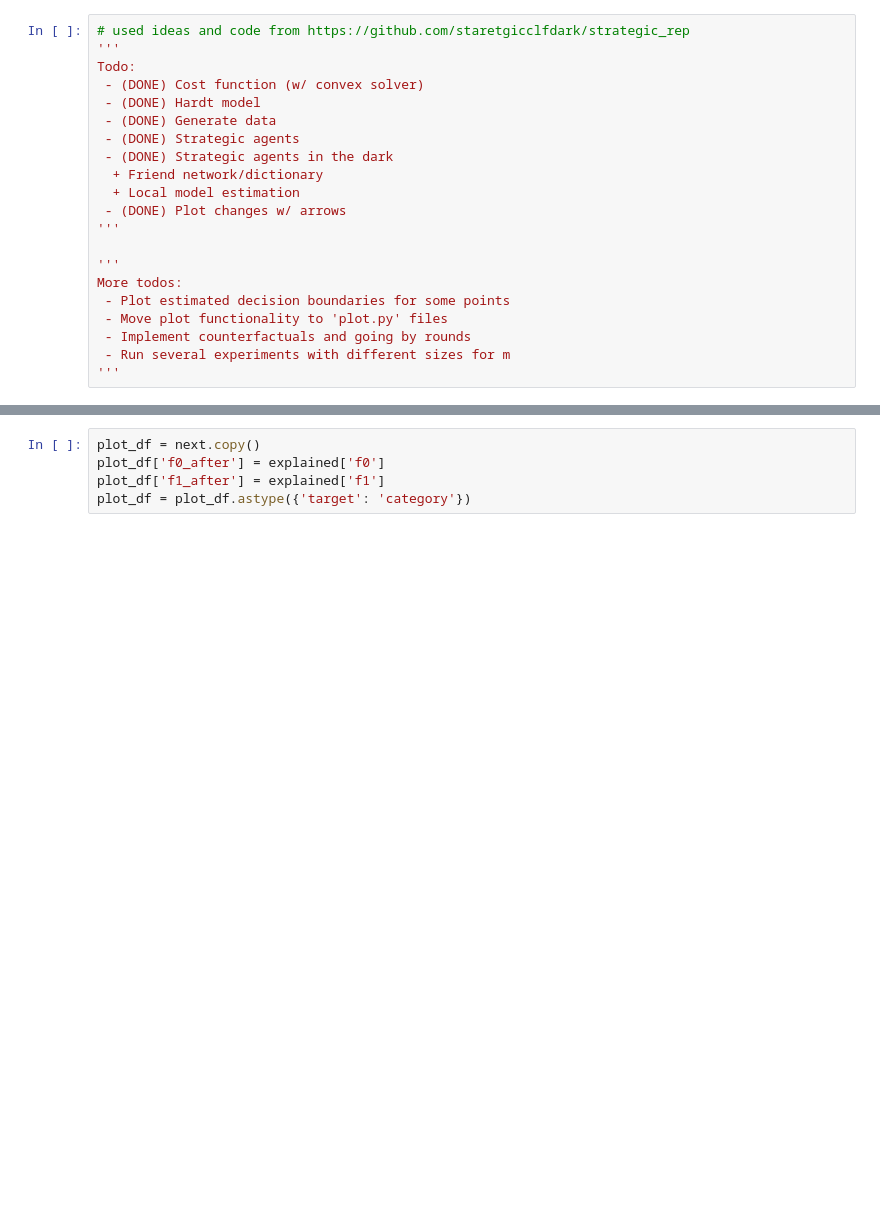
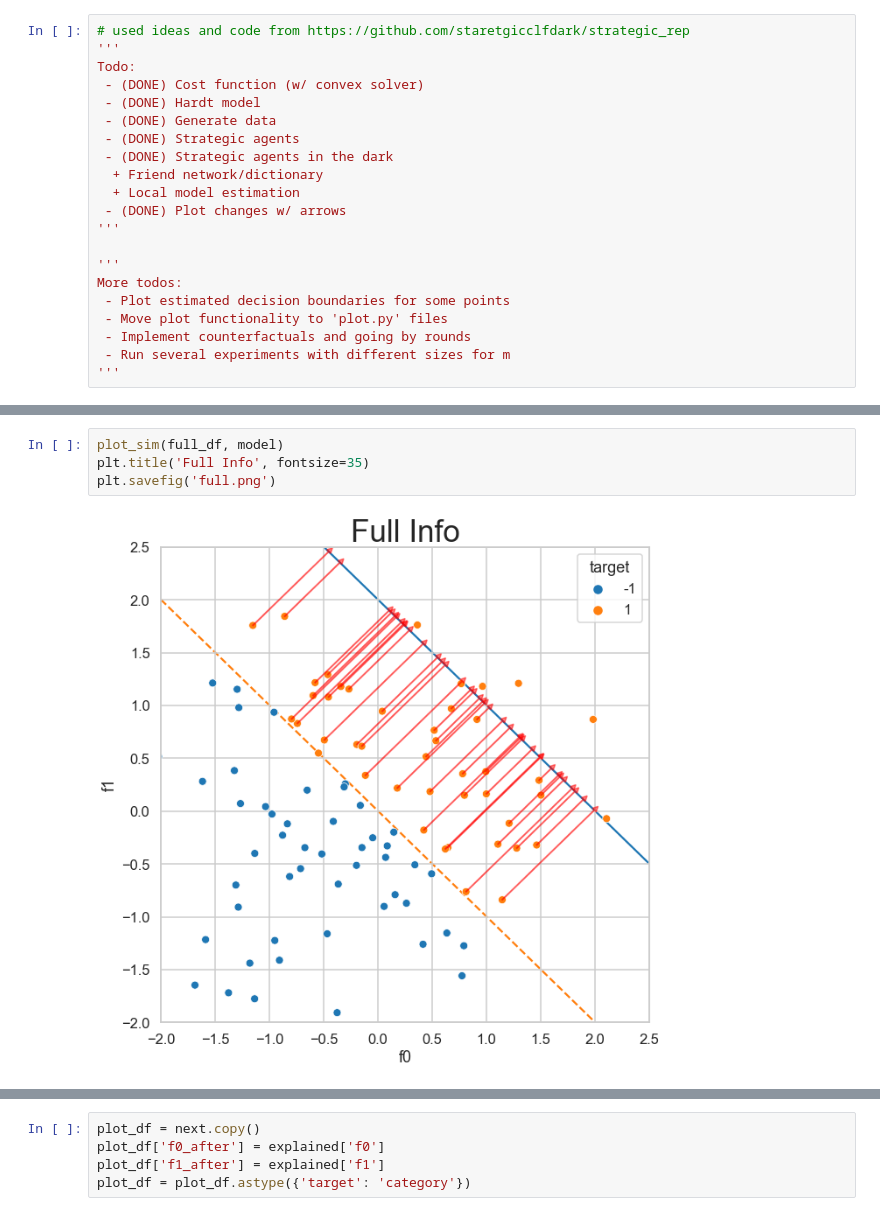
Before and after one commit to alexanderoa/cs294_project, a Jupyter notebook: notebooks/cs294_project.ipynb, the cells around one changed output, grey strips where cells are left out. Drawn from its saved outputs; the diff is of its cells as text; blank space fills up the shorter version.

```diff
--- a/notebooks/cs294_project.ipynb
+++ b/notebooks/cs294_project.ipynb
@@ -113,3 +134,9 @@ plot_df = plot_df.astype({'target': 'category'})
+# %%
+plot_sim(full_df, model)
+plt.title('Full Info', fontsize=35)
+plt.savefig('full.png')
+# %% [output]
+[figure, added]
 # %%
 sns.set_style('whitegrid')
 sns.set_context('talk')
```
Also changed, not shown: parts of 14 cells of this notebook, 1 other file.
